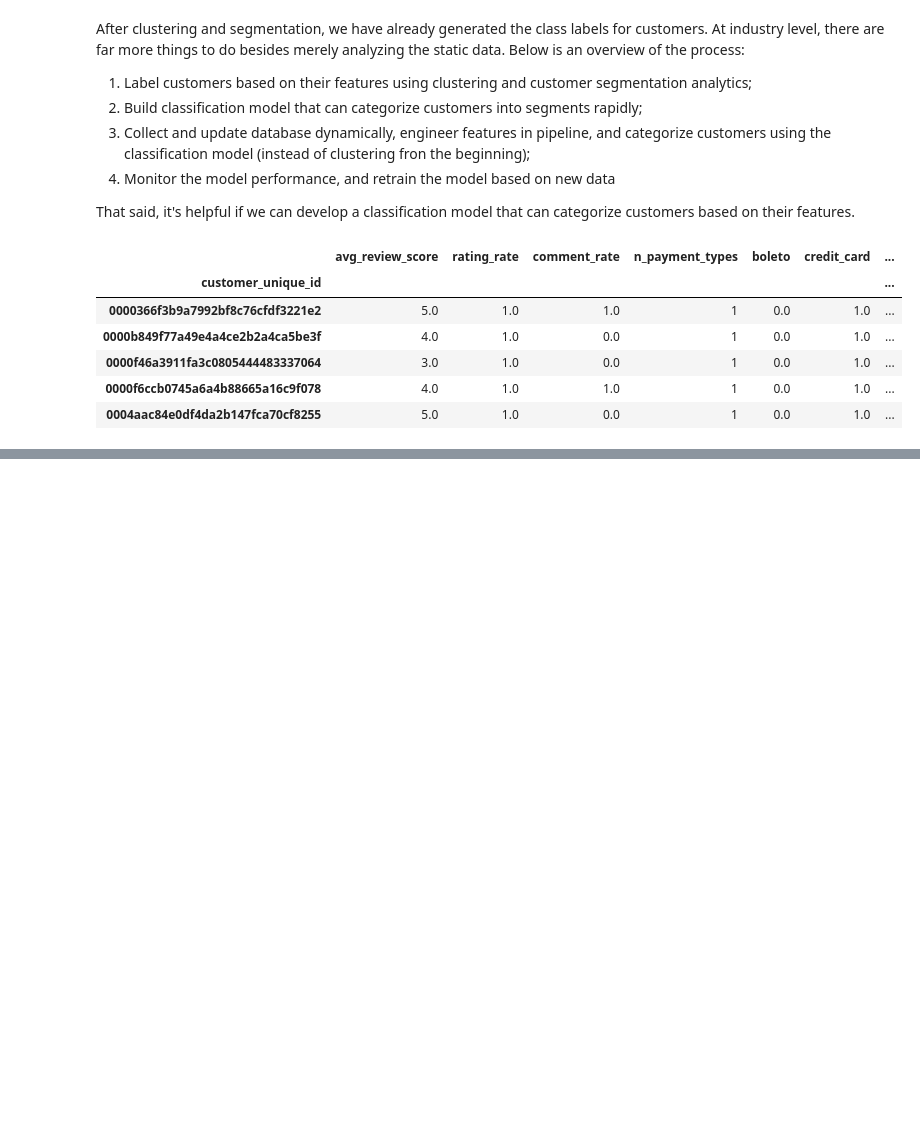
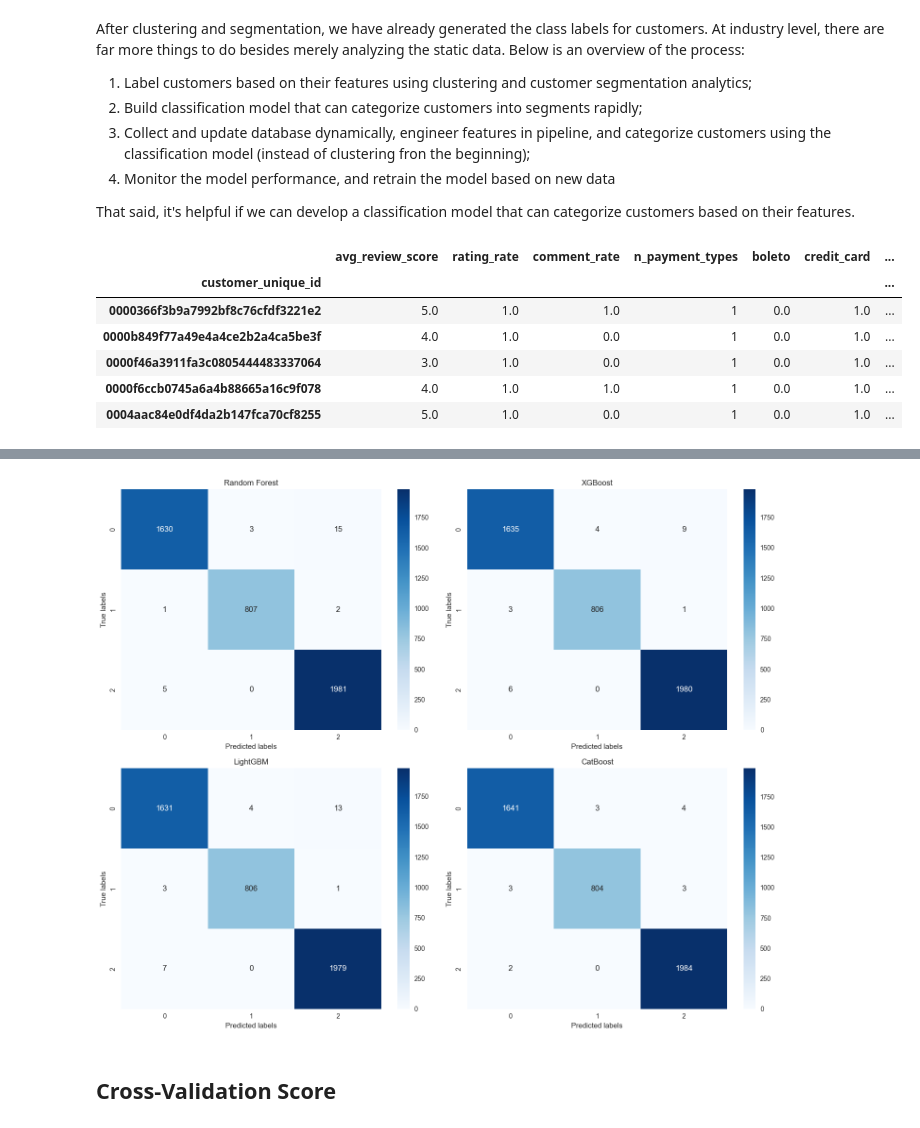
Before and after one commit to CherryLIUxj/Customer-Analysis-Based-On-Olist, a Jupyter notebook: SI618_projectIII.ipynb, the cells around one changed output, grey strips where cells are left out. Drawn from its saved outputs; the diff is of its cells as text; code cells hidden in the pictures; blank space fills up the shorter version.

```diff
--- a/SI618_projectIII.ipynb
+++ b/SI618_projectIII.ipynb
@@ -1211,3 +1219,3 @@ customer_scaled_selected.to_csv('Generated_Dataset/customer_4classify.csv', inde
 # %%
-X = customer_scaled_selected.drop(columns=['Label'], axis=1)
+X = customer_scaled_selected.drop(columns=['Label', 'customer_unique_id'], axis=1)
 y = customer_scaled_selected['Label']
@@ -1213,0 +1250,13 @@ y = customer_scaled_selected['Label']
+# %%
+X_train, X_test, y_train, y_test = train_test_split(
+    X, y,
+    test_size=0.2,  # 20% of the data goes to the test set
+    random_state=42,  # for reproducibility
+    stratify=y  # ensure stratified splitting
+)
+
+# Check the distribution of labels in each set
+print("Label distribution in the training set:")
+print(pd.value_counts(y_train, normalize=True))  # Normalized distribution
+print("\nLabel distribution in the test set:")
+print(pd.value_counts(y_test, normalize=True))  # Normalized distribution
@@ -1213,0 +1324,18 @@ y = customer_scaled_selected['Label']
+# %%
+## Visualize Confusion Matrix
+
+plt.figure(figsize=(15, 12))
+for i, (name, model) in enumerate(models.items(), 1):
+    model.fit(X_train, y_train)
+    y_pred = model.predict(X_test)
+    cm = confusion_matrix(y_test, y_pred)
+
+    plt.subplot(2, 2, i)
+    sns.heatmap(cm, annot=True, fmt="d", cmap="Blues")
+    plt.title(name)
+    plt.xlabel('Predicted labels')
+    plt.ylabel('True labels')
+
+plt.tight_layout()
+plt.show()
+# %% [output]
@@ -1213,0 +1343,3 @@ y = customer_scaled_selected['Label']
+[figure, added]
+# %% [markdown]
+## Cross-Validation Score
```
Also changed, not shown: parts of 19 cells of this notebook.
